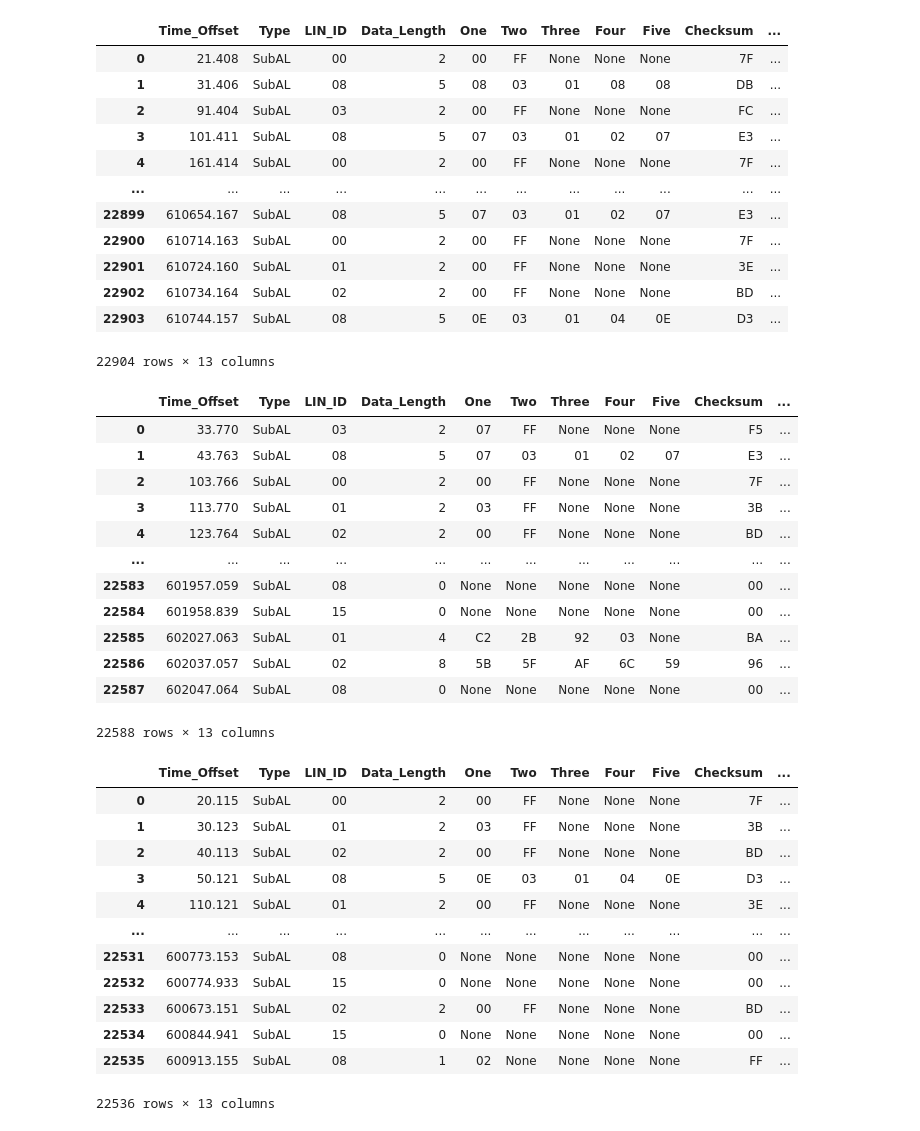
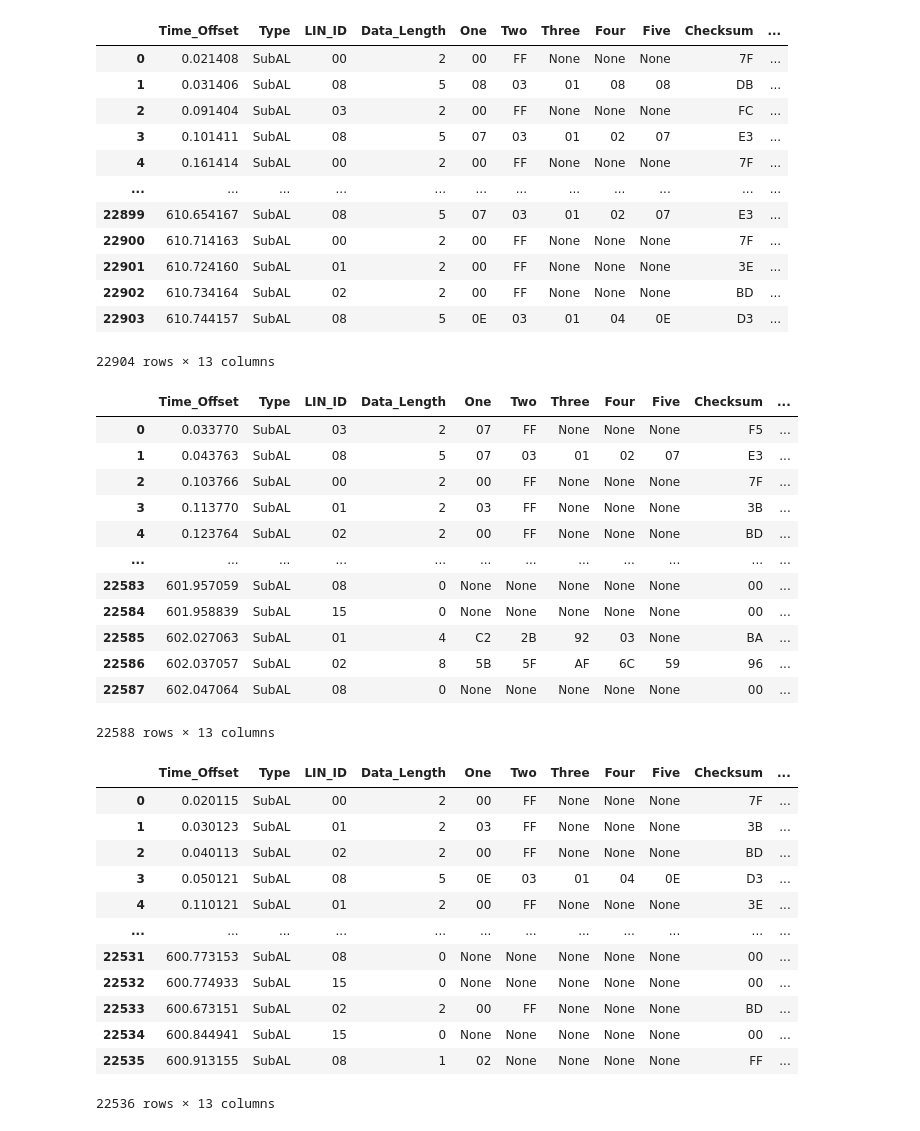
Before and after one commit to Arupreza/Securing-LIN-Insights-from-Ultrasonic-Sensor-Data-Impact-on-CAN-Protocol, a Jupyter notebook: LIN_CAN_Analysis.ipynb, the cells around one changed output. Drawn from its saved outputs; the diff is of its cells as text; code cells hidden in the pictures.

```diff
--- a/LIN_CAN_Analysis.ipynb
+++ b/LIN_CAN_Analysis.ipynb
@@ -184,62 +203,62 @@ def parse_trc_file_with_gap(file_path):
 
     return df
 # %%
-data_in_lin_normal = "C:/Users/rezan/Arupreza/Yoonji Paper/Yoonji_Final_Data/SCI_dataset/SCI_dataset/LIN/normal/"
-data_in_lin_attak = "C:/Users/rezan/Arupreza/Yoonji Paper/Yoonji_Final_Data/SCI_dataset/SCI_dataset/LIN/attack/"
+data_in_lin_normal = "/media/arupreza/Assets/LIN_CAN/SCI_dataset/LIN/normal/"
+data_in_lin_attak = "/media/arupreza/Assets/LIN_CAN/SCI_dataset/LIN/attack/"
 # %%
-data_in_lin_nor = parse_trc_file(data_in_lin_normal + "LIN_normal_(10min).ltrc")
+data_in_lin_nor = parse_trc_file_with_gap(data_in_lin_normal + "LIN_normal_(10min).ltrc")
 data_in_lin_nor["Time_Offset"] = data_in_lin_nor["Time_Offset"]/1000
 data_in_lin_nor["Time_Gap"] = data_in_lin_nor["Time_Offset"].diff(1)
 data_in_lin_nor
 # %% [output]
 |  | Time_Offset | Type | LIN_ID | Data_Length | One | Two | Three | Four | Five | Checksum | ... |
-| 0 | 21.408 | SubAL | 00 | 2 | 00 | FF | None | None | None | 7F | ... |
-| 1 | 31.406 | SubAL | 08 | 5 | 08 | 03 | 01 | 08 | 08 | DB | ... |
-| 2 | 91.404 | SubAL | 03 | 2 | 00 | FF | None | None | None | FC | ... |
-| 3 | 101.411 | SubAL | 08 | 5 | 07 | 03 | 01 | 02 | 07 | E3 | ... |
-| 4 | 161.414 | SubAL | 00 | 2 | 00 | FF | None | None | None | 7F | ... |
+| 0 | 0.021408 | SubAL | 00 | 2 | 00 | FF | None | None | None | 7F | ... |
+| 1 | 0.031406 | SubAL | 08 | 5 | 08 | 03 | 01 | 08 | 08 | DB | ... |
+| 2 | 0.091404 | SubAL | 03 | 2 | 00 | FF | None | None | None | FC | ... |
+| 3 | 0.101411 | SubAL | 08 | 5 | 07 | 03 | 01 | 02 | 07 | E3 | ... |
+| 4 | 0.161414 | SubAL | 00 | 2 | 00 | FF | None | None | None | 7F | ... |
 | ... | ... | ... | ... | ... | ... | ... | ... | ... | ... | ... | ... |
-| 22899 | 610654.167 | SubAL | 08 | 5 | 07 | 03 | 01 | 02 | 07 | E3 | ... |
-| 22900 | 610714.163 | SubAL | 00 | 2 | 00 | FF | None | None | None | 7F | ... |
-| 22901 | 610724.160 | SubAL | 01 | 2 | 00 | FF | None | None | None | 3E | ... |
-| 22902 | 610734.164 | SubAL | 02 | 2 | 00 | FF | None | None | None | BD | ... |
-| 22903 | 610744.157 | SubAL | 08 | 5 | 0E | 03 | 01 | 04 | 0E | D3 | ... |
+| 22899 | 610.654167 | SubAL | 08 | 5 | 07 | 03 | 01 | 02 | 07 | E3 | ... |
+| 22900 | 610.714163 | SubAL | 00 | 2 | 00 | FF | None | None | None | 7F | ... |
+| 22901 | 610.724160 | SubAL | 01 | 2 | 00 | FF | None | None | None | 3E | ... |
+| 22902 | 610.734164 | SubAL | 02 | 2 | 00 | FF | None | None | None | BD | ... |
+| 22903 | 610.744157 | SubAL | 08 | 5 | 0E | 03 | 01 | 04 | 0E | D3 | ... |
 22904 rows × 13 columns
 # %%
-data_in_lin_fuzz = parse_trc_file(data_in_lin_attak + "LIN_fuzzing_attack(10min).ltrc")
+data_in_lin_fuzz = parse_trc_file_with_gap(data_in_lin_attak + "LIN_fuzzing_attack(10min).ltrc")
 data_in_lin_fuzz["Time_Offset"] = data_in_lin_fuzz["Time_Offset"]/1000
 data_in_lin_fuzz["Time_Gap"] = data_in_lin_fuzz["Time_Offset"].diff(1)
 data_in_lin_fuzz
 # %% [output]
 |  | Time_Offset | Type | LIN_ID | Data_Length | One | Two | Three | Four | Five | Checksum | ... |
-| 0 | 33.770 | SubAL | 03 | 2 | 07 | FF | None | None | None | F5 | ... |
-| 1 | 43.763 | SubAL | 08 | 5 | 07 | 03 | 01 | 02 | 07 | E3 | ... |
-| 2 | 103.766 | SubAL | 00 | 2 | 00 | FF | None | None | None | 7F | ... |
-| 3 | 113.770 | SubAL | 01 | 2 | 03 | FF | None | None | None | 3B | ... |
-| 4 | 123.764 | SubAL | 02 | 2 | 00 | FF | None | None | None | BD | ... |
+| 0 | 0.033770 | SubAL | 03 | 2 | 07 | FF | None | None | None | F5 | ... |
+| 1 | 0.043763 | SubAL | 08 | 5 | 07 | 03 | 01 | 02 | 07 | E3 | ... |
+| 2 | 0.103766 | SubAL | 00 | 2 | 00 | FF | None | None | None | 7F | ... |
+| 3 | 0.113770 | SubAL | 01 | 2 | 03 | FF | None | None | None | 3B | ... |
+| 4 | 0.123764 | SubAL | 02 | 2 | 00 | FF | None | None | None | BD | ... |
 | ... | ... | ... | ... | ... | ... | ... | ... | ... | ... | ... | ... |
-| 22583 | 601957.059 | SubAL | 08 | 0 | None | None | None | None | None | 00 | ... |
-| 22584 | 601958.839 | SubAL | 15 | 0 | None | None | None | None | None | 00 | ... |
-| 22585 | 602027.063 | SubAL | 01 | 4 | C2 | 2B | 92 | 03 | None | BA | ... |
-| 22586 | 602037.057 | SubAL | 02 | 8 | 5B | 5F | AF | 6C | 59 | 96 | ... |
-| 22587 | 602047.064 | SubAL | 08 | 0 | None | None | None | None | None | 00 | ... |
+| 22583 | 601.957059 | SubAL | 08 | 0 | None | None | None | None | None | 00 | ... |
+| 22584 | 601.958839 | SubAL | 15 | 0 | None | None | None | None | None | 00 | ... |
+| 22585 | 602.027063 | SubAL | 01 | 4 | C2 | 2B | 92 | 03 | None | BA | ... |
+| 22586 | 602.037057 | SubAL | 02 | 8 | 5B | 5F | AF | 6C | 59 | 96 | ... |
+| 22587 | 602.047064 | SubAL | 08 | 0 | None | None | None | None | None | 00 | ... |
 22588 rows × 13 columns
 # %%
-data_in_lin_rep = parse_trc_file(data_in_lin_attak + "LIN_replay_attack(10min).ltrc")
+data_in_lin_rep = parse_trc_file_with_gap(data_in_lin_attak + "LIN_replay_attack(10min).ltrc")
 data_in_lin_rep["Time_Offset"] = data_in_lin_rep["Time_Offset"]/1000
 data_in_lin_rep["Time_Gap"] = data_in_lin_rep["Time_Offset"].diff(1)
 data_in_lin_rep
 # %% [output]
 |  | Time_Offset | Type | LIN_ID | Data_Length | One | Two | Three | Four | Five | Checksum | ... |
-| 0 | 20.115 | SubAL | 00 | 2 | 00 | FF | None | None | None | 7F | ... |
-| 1 | 30.123 | SubAL | 01 | 2 | 03 | FF | None | None | None | 3B | ... |
-| 2 | 40.113 | SubAL | 02 | 2 | 00 | FF | None | None | None | BD | ... |
-| 3 | 50.121 | SubAL | 08 | 5 | 0E | 03 | 01 | 04 | 0E | D3 | ... |
-| 4 | 110.121 | SubAL | 01 | 2 | 00 | FF | None | None | None | 3E | ... |
+| 0 | 0.020115 | SubAL | 00 | 2 | 00 | FF | None | None | None | 7F | ... |
+| 1 | 0.030123 | SubAL | 01 | 2 | 03 | FF | None | None | None | 3B | ... |
+| 2 | 0.040113 | SubAL | 02 | 2 | 00 | FF | None | None | None | BD | ... |
+| 3 | 0.050121 | SubAL | 08 | 5 | 0E | 03 | 01 | 04 | 0E | D3 | ... |
+| 4 | 0.110121 | SubAL | 01 | 2 | 00 | FF | None | None | None | 3E | ... |
 | ... | ... | ... | ... | ... | ... | ... | ... | ... | ... | ... | ... |
-| 22531 | 600773.153 | SubAL | 08 | 0 | None | None | None | None | None | 00 | ... |
-| 22532 | 600774.933 | SubAL | 15 | 0 | None | None | None | None | None | 00 | ... |
-| 22533 | 600673.151 | SubAL | 02 | 2 | 00 | FF | None | None | None | BD | ... |
-| 22534 | 600844.941 | SubAL | 15 | 0 | None | None | None | None | None | 00 | ... |
-| 22535 | 600913.155 | SubAL | 08 | 1 | 02 | None | None | None | None | FF | ... |
+| 22531 | 600.773153 | SubAL | 08 | 0 | None | None | None | None | None | 00 | ... |
+| 22532 | 600.774933 | SubAL | 15 | 0 | None | None | None | None | None | 00 | ... |
+| 22533 | 600.673151 | SubAL | 02 | 2 | 00 | FF | None | None | None | BD | ... |
+| 22534 | 600.844941 | SubAL | 15 | 0 | None | None | None | None | None | 00 | ... |
+| 22535 | 600.913155 | SubAL | 08 | 1 | 02 | None | None | None | None | FF | ... |
 22536 rows × 13 columns
```
Also changed, not shown: parts of 8 cells of this notebook.
